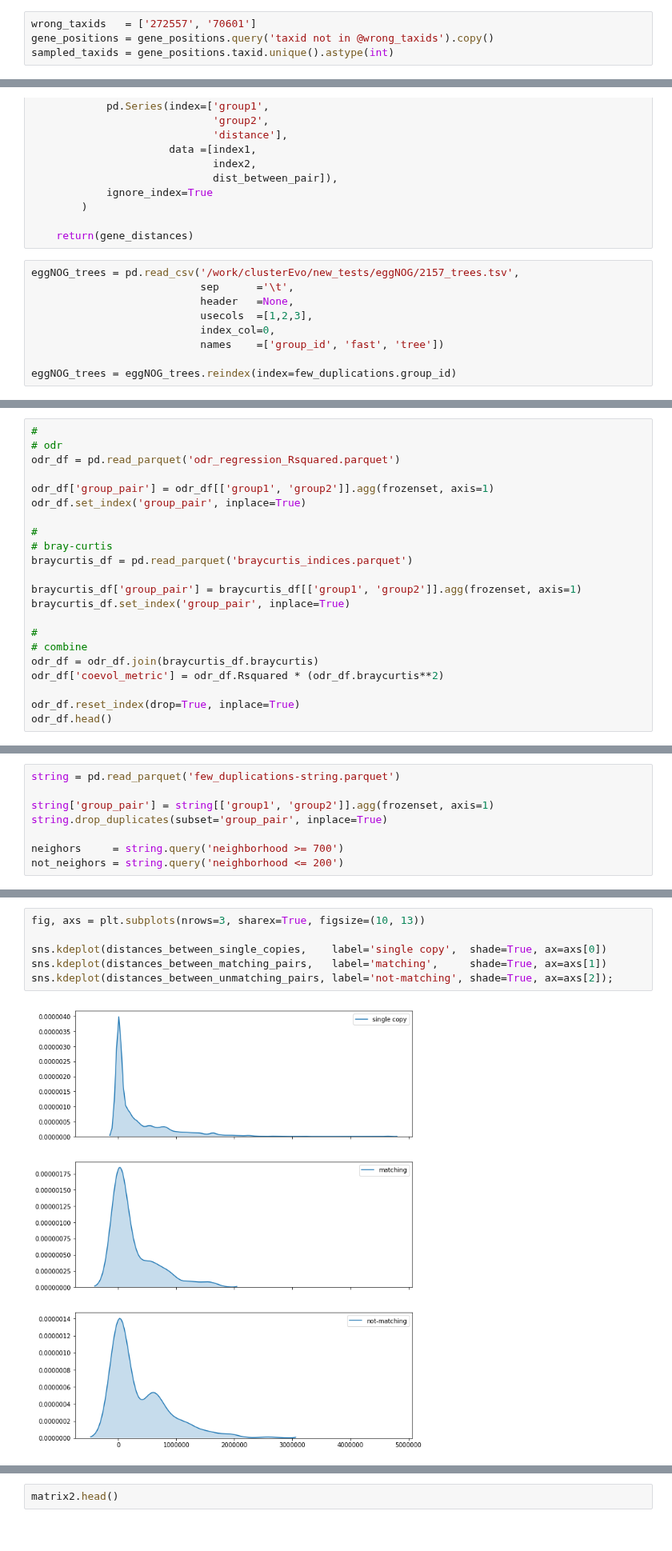
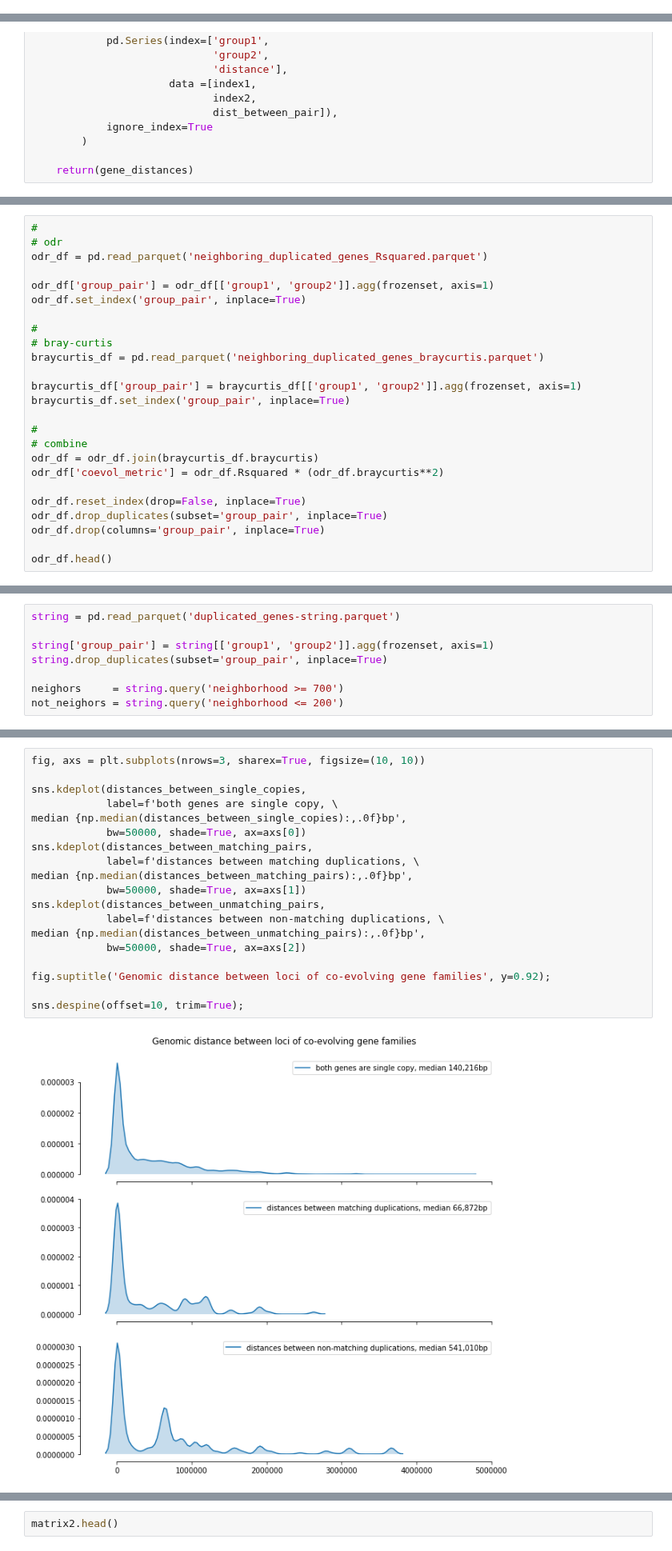
Before and after one commit to lthiberiol/jupyter_notebooks, a Jupyter notebook: gene family distances/test_homolog_matching.ipynb, the cells around one changed output, grey strips where cells are left out. Shown at 80% size. Cells and saved outputs as stored; diff of their text form.

```diff
--- a/gene family distances/test_homolog_matching.ipynb
+++ b/gene family distances/test_homolog_matching.ipynb
@@ -130,7 +139,3 @@ sampled_taxids = gene_positions.taxid.unique().astype(int)
-# %%
-wrong_taxids   = ['272557', '70601']
-gene_positions = gene_positions.query('taxid not in @wrong_taxids').copy()
-sampled_taxids = gene_positions.taxid.unique().astype(int)
 # %%
 replicon_sizes = pd.DataFrame(columns=['taxid', 'replicon', 'length'])
 for filename in os.listdir('genomes/'):
@@ -187,15 +194,6 @@ def get_distance_between_genes(gene_positions):
         )
 
     return(gene_distances)
-# %%
-eggNOG_trees = pd.read_csv('/work/clusterEvo/new_tests/eggNOG/2157_trees.tsv',
-                           sep      ='\t',
-                           header   =None,
-                           usecols  =[1,2,3],
-                           index_col=0,
-                           names    =['group_id', 'fast', 'tree'])
-
-eggNOG_trees = eggNOG_trees.reindex(index=few_duplications.group_id)
 # %%
 group_ids = []
 trees     = []
@@ -210,14 +210,14 @@ table = {group:matrix.copy() for group, matrix in zip(group_ids, dist_matrices)}
 # %%
 #
 # odr
-odr_df = pd.read_parquet('odr_regression_Rsquared.parquet')
+odr_df = pd.read_parquet('neighboring_duplicated_genes_Rsquared.parquet')
 
 odr_df['group_pair'] = odr_df[['group1', 'group2']].agg(frozenset, axis=1)
 odr_df.set_index('group_pair', inplace=True)
 
 #
 # bray-curtis
-braycurtis_df = pd.read_parquet('braycurtis_indices.parquet')
+braycurtis_df = pd.read_parquet('neighboring_duplicated_genes_braycurtis.parquet')
 
 braycurtis_df['group_pair'] = braycurtis_df[['group1', 'group2']].agg(frozenset, axis=1)
 braycurtis_df.set_index('group_pair', inplace=True)
@@ -227,7 +227,10 @@ braycurtis_df.set_index('group_pair', inplace=True)
 odr_df = odr_df.join(braycurtis_df.braycurtis)
 odr_df['coevol_metric'] = odr_df.Rsquared * (odr_df.braycurtis**2)
 
-odr_df.reset_index(drop=True, inplace=True)
+odr_df.reset_index(drop=False, inplace=True)
+odr_df.drop_duplicates(subset='group_pair', inplace=True)
+odr_df.drop(columns='group_pair', inplace=True)
+
 odr_df.head()
 # %% [output]
 |  | group1 | group2 | Rsquared | braycurtis | coevol_metric |
@@ -278,5 +242,5 @@ subg = clusters.subgraph(1)
 # %%
-string = pd.read_parquet('few_duplications-string.parquet')
+string = pd.read_parquet('duplicated_genes-string.parquet')
 
 string['group_pair'] = string[['group1', 'group2']].agg(frozenset, axis=1)
 string.drop_duplicates(subset='group_pair', inplace=True)
@@ -496,8 +472,21 @@ sns.kdeplot(distances_between_unmatching_pairs, label='not-matching', shade=True
 # %%
-fig, axs = plt.subplots(nrows=3, sharex=True, figsize=(10, 13))
+fig, axs = plt.subplots(nrows=3, sharex=True, figsize=(10, 10))
 
-sns.kdeplot(distances_between_single_copies,    label='single copy',  shade=True, ax=axs[0])
-sns.kdeplot(distances_between_matching_pairs,   label='matching',     shade=True, ax=axs[1])
-sns.kdeplot(distances_between_unmatching_pairs, label='not-matching', shade=True, ax=axs[2]);
+sns.kdeplot(distances_between_single_copies,
+            label=f'both genes are single copy, \
+median {np.median(distances_between_single_copies):,.0f}bp',
+            bw=50000, shade=True, ax=axs[0])
+sns.kdeplot(distances_between_matching_pairs,
+            label=f'distances between matching duplications, \
+median {np.median(distances_between_matching_pairs):,.0f}bp',
+            bw=50000, shade=True, ax=axs[1])
+sns.kdeplot(distances_between_unmatching_pairs,
+            label=f'distances between non-matching duplications, \
+median {np.median(distances_between_unmatching_pairs):,.0f}bp',
+            bw=50000, shade=True, ax=axs[2])
+
+fig.suptitle('Genomic distance between loci of co-evolving gene families', y=0.92);
+
+sns.despine(offset=10, trim=True);
 # %% [output]
-[figure, old version]
+[figure, new version]
```
Also changed, not shown: parts of 45 cells of this notebook.
